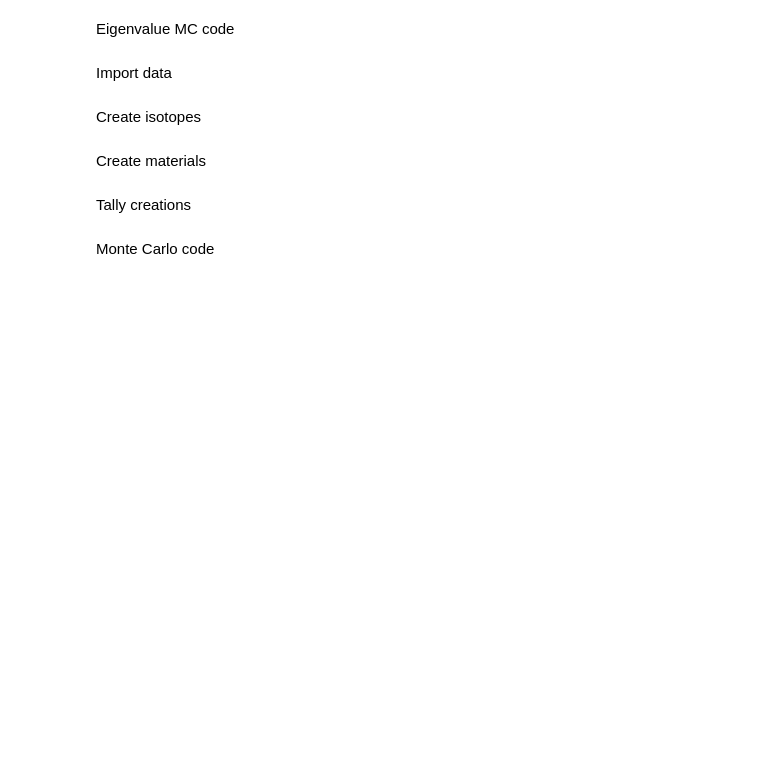
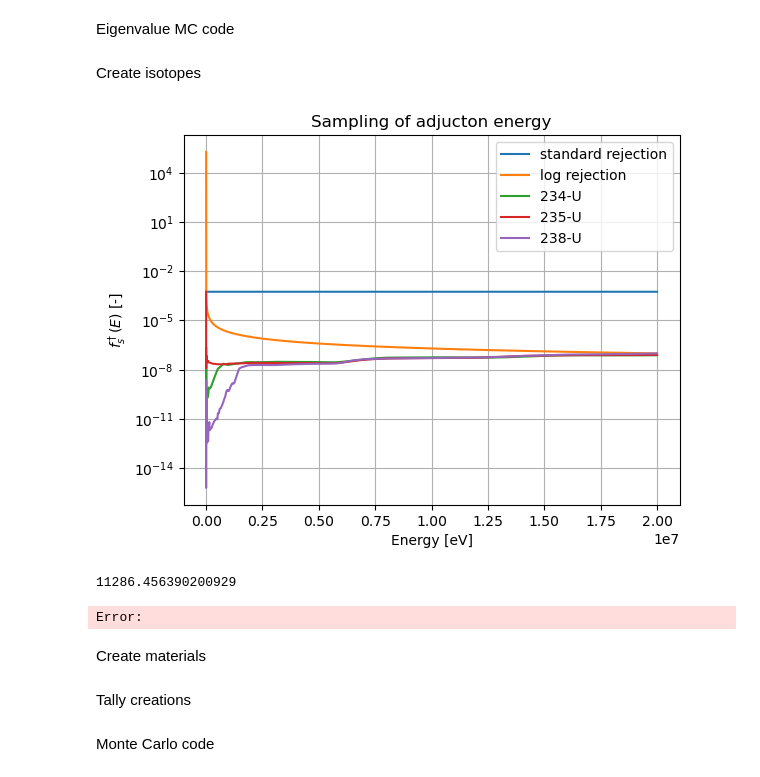
Before and after one commit to Simone-Occhipinti/Transport-code-v.3, a Jupyter notebook: eigenvalue_MC.ipynb, the cells around one changed output. Drawn from its saved outputs; the diff is of its cells as text; code cells hidden in the pictures; blank space fills up the shorter version.

```diff
--- a/eigenvalue_MC.ipynb
+++ b/eigenvalue_MC.ipynb
@@ -16,8 +16,6 @@ from controllers import geometry_controller as geo_c
 from controllers import physics_controller as phy_c
 from controllers import material_controller as mat_c
 from controllers import statistic_controller as stat_c
-# %% [markdown]
-Import data
 # %%
 # Base directory
 base_dir = 'cross_sections_Janis'
@@ -44,6 +42,51 @@ uranium235 = mat_m.isotope(92,235,4.4994E22,U235_total[:,0],U235_total[:,1],U235
 uranium234 = mat_m.isotope(92,234,4.9184E20,U234_total[:,0],U234_total[:,1],U234_scattering[:,1],U234_fission[:,1],U234_nu[:,1])
 source = phy_m.source(GV.Nstories,GV.LL,100,'watt')
 particle_squeue = []
+# %%
+MM = 55
+S234 = np.trapz(uranium234.nu*uranium234.micro_xs_fission*uranium234.atomic_density,uranium234.energy)
+f234 = lambda eout: uranium234.nu_avg(eout)*uranium234.macro_xs_fission(eout)/S234
+
+S235 = np.trapz(uranium235.nu*uranium235.micro_xs_fission*uranium235.atomic_density,uranium235.energy)
+f235 = lambda eout: uranium235.nu_avg(eout)*uranium235.macro_xs_fission(eout)/S235
+
+S238 = np.trapz(uranium238.nu*uranium238.micro_xs_fission*uranium238.atomic_density,uranium238.energy)
+f238 = lambda eout: uranium238.nu_avg(eout)*uranium238.macro_xs_fission(eout)/S238
+
+gg = lambda eout: MM/(eout*(np.log(GV.EMAX)-np.log(GV.EMIN)))
+
+xx = uranium235.energy
+yy = []
+y235 = []
+y234 = []
+y238 = []
+for ii in xx:
+    yy.append(gg(ii))
+    y234.append(f234(ii))
+    y235.append(f235(ii))
+    y238.append(f238(ii))
+YY = np.max(y235)
+plt.plot(xx,YY*np.ones(len(xx)),label='standard rejection')
+plt.plot(xx,yy, label='log rejection')
+plt.plot(xx,y234, label='234-U')
+plt.plot(xx,y235, label='235-U')
+plt.plot(xx,y238, label='238-U')
+plt.xlabel('Energy [eV]')
+plt.ylabel(r'$f_s^\dagger(E)$ [-]')
+#plt.xscale('log')
+plt.yscale('log')
+plt.title('Sampling of adjucton energy')
+plt.grid()
+plt.legend()
+plt.show()
+# %% [output]
+[figure, added]
+# %%
+np.trapz(YY*np.ones(len(xx)),xx)
+#YY
+# %% [output]
+11286.456390200929
+Error:
 # %% [markdown]
 Create materials
 # %%
```
Also changed, not shown: parts of 1 cell of this notebook, 9 other files.
